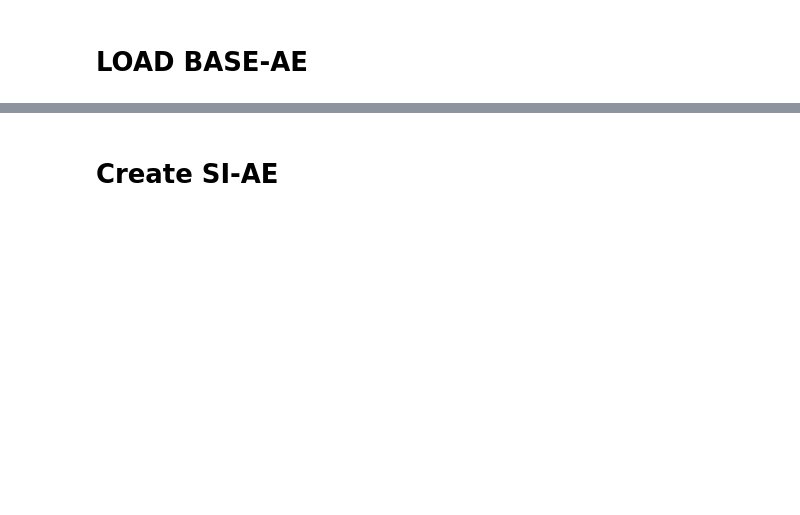
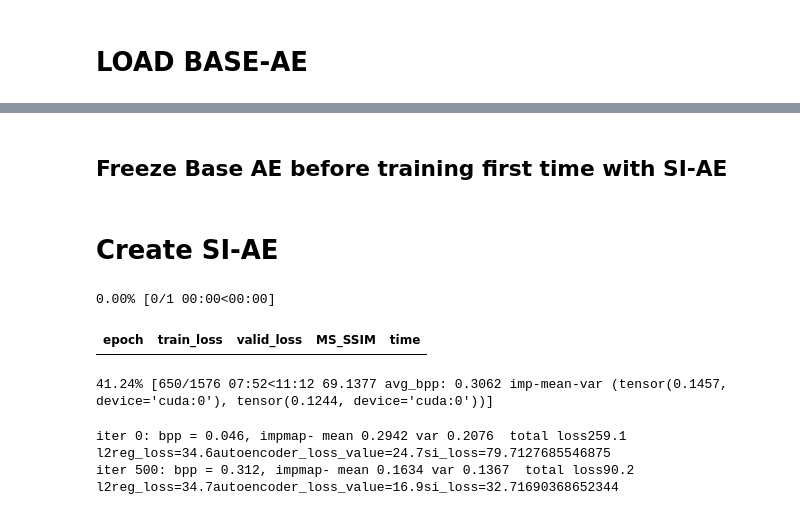
Before and after one commit to barakbeilin/tDSIN, a Jupyter notebook: tutorials/aws_trainer_15082020_train_si_sep_mae.ipynb, the cells around one changed output, grey strips where cells are left out. Cells and saved outputs as stored; diff of their text form; code cells hidden in the pictures; blank space fills up the shorter version.

```diff
--- a/tutorials/aws_trainer_15082020_train_si_sep_mae.ipynb
+++ b/tutorials/aws_trainer_15082020_train_si_sep_mae.ipynb
@@ -98,6 +100,11 @@ class ParameterRunningAverageMetricCallback(Callback):
                 self.val += self.alpha * self.loss_man.soft_bit_entropy.detach()
 
             self.pbar.child.comment += f' avg_bpp: {self.val / 2 :.4f} imp-mean-var {(torch.mean(self.importance_map),torch.var(self.importance_map))}'
+            msg = f"bitcost_loss={self.loss_man.bit_cost_loss_value:.1f} "
+            msg += f"l2reg_loss={self.loss_man.l2_reg_loss:.1f} "
+            msg += f"autoencoder_loss_value={ self.loss_man.autoencoder_loss_value:.1f} "
+            msg += f"si_loss={self.loss_man.si_net_loss_value} "
+            self.pbar.child.comment += msg
 # %%
 class BitEntropy(Callback):
     "Wrap a `func` in a callback for metrics computation."
@@ -172,0 +222,2 @@ learn.load('200815MAE-l2reg-baseline-1')
+# %% [markdown]
+## Freeze Base AE before training first time with SI-AE
@@ -182,17 +235,23 @@ learn = Learner(data=data,
 # %%
 model_fname = '200815MAE-l2reg-si'
 for i in range(1,5):
     if i != 1 :
         learn.load(f'{model_fname}-{i - 1}',with_opt=True)
 
-    config.si_loss_weight_alpha = 0
+    config.si_loss_weight_alpha = 0.7
     learn.model.true_tuple_loss_false_just_out = True
     learn.model.use_side_infomation = SiNetChannelIn.WithSideInformation
     learn.loss_func.use_side_infomation = SiNetChannelIn.WithSideInformation
     learn.fit(1, lr=0.0001,wd=0,callbacks=[ParameterRunningAverageMetricCallback(learn.loss_func),BitEntropy(loss_man=learn.loss_func)])
     learn.save(f'{model_fname}-{i}')
     !aws s3 cp ~/tDSIN/src/dsin/data/models/{model_fname}-{i}.pth  s3://dsin-us/models/
     !aws s3 cp ~/tDSIN/tutorials/out.log s3://dsin-us/models/{model_fname}.log
+# %% [output]
+0.00% [0/1 00:00<00:00]
+| epoch | train_loss | valid_loss | MS_SSIM | time |
+41.24% [650/1576 07:52<11:12 69.1377 avg_bpp: 0.3062 imp-mean-var (tensor(0.1457, device='cuda:0'), tensor(0.1244, device='cuda:0'))]
+iter 0: bpp = 0.046, impmap- mean 0.2942 var 0.2076  total loss259.1  l2reg_loss=34.6autoencoder_loss_value=24.7si_loss=79.7127685546875
+iter 500: bpp = 0.312, impmap- mean 0.1634 var 0.1367  total loss90.2  l2reg_loss=34.7autoencoder_loss_value=16.9si_loss=32.71690368652344
 # %%
 learn.model.my_tuple[5]
 # %%
```
Also changed, not shown: parts of 7 cells of this notebook.
